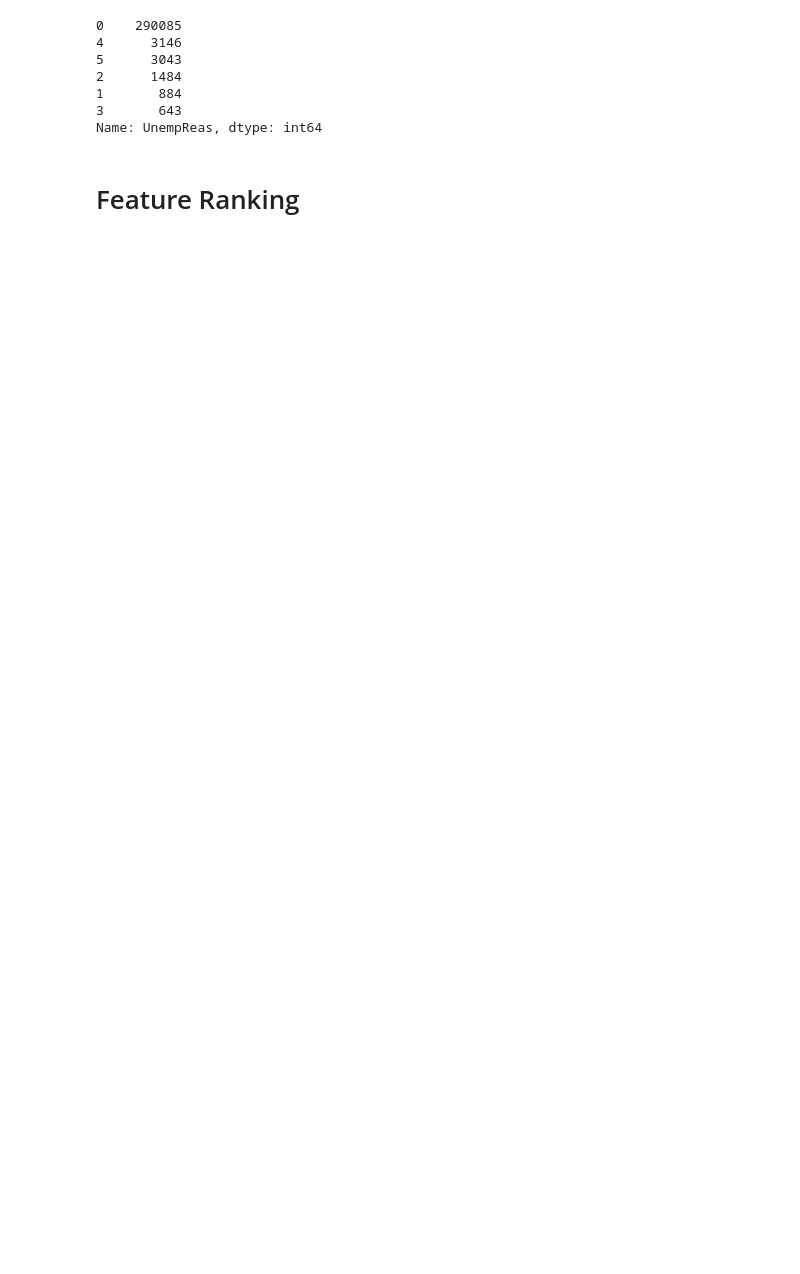
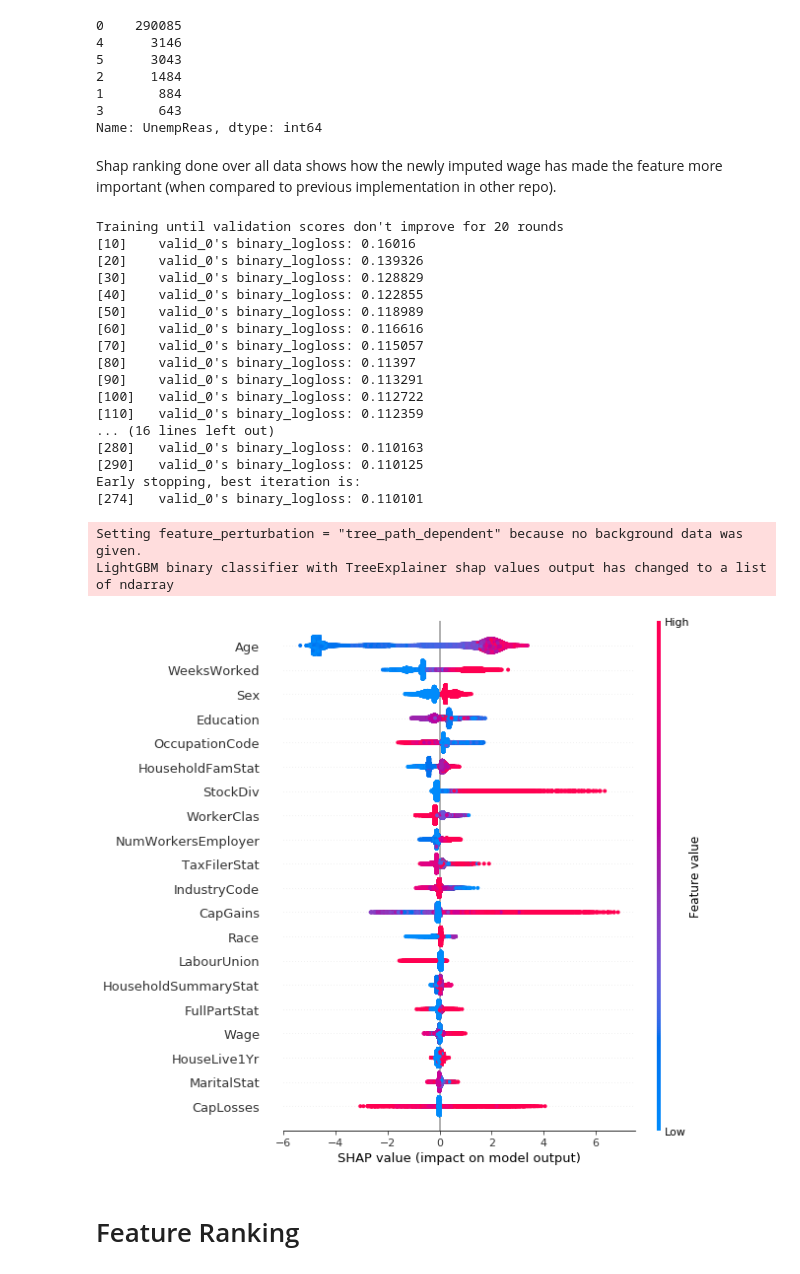
Before and after one commit to shaunmalti/Dataiku_Problem_2, a Jupyter notebook: Notebook.ipynb, the cells around one changed output. Saved outputs shown, nothing was run; the diff lists cells and outputs as text; code cells hidden in the pictures; blank space fills up the shorter version.

```diff
--- a/Notebook.ipynb
+++ b/Notebook.ipynb
@@ -773,10 +807,33 @@ df['UnempReas'].value_counts()
 1       884
 3       643
 Name: UnempReas, dtype: int64
+# %% [markdown]
+Shap ranking done over all data shows how the newly imputed wage has made the feature more important (when compared to previous implementation in other repo).
 # %%
 df_new_y = df['Target']
 df_new = df.drop(['Target', 'InstanceWeight'], axis=1)
-# shapRanking(df_new, df_new_y)
+shapRanking(df_new, df_new_y)
+# %% [output]
+Training until validation scores don't improve for 20 rounds
+[10]    valid_0's binary_logloss: 0.16016
+[20]    valid_0's binary_logloss: 0.139326
+[30]    valid_0's binary_logloss: 0.128829
+[40]    valid_0's binary_logloss: 0.122855
+[50]    valid_0's binary_logloss: 0.118989
+[60]    valid_0's binary_logloss: 0.116616
+[70]    valid_0's binary_logloss: 0.115057
+[80]    valid_0's binary_logloss: 0.11397
+[90]    valid_0's binary_logloss: 0.113291
+[100]   valid_0's binary_logloss: 0.112722
+[110]   valid_0's binary_logloss: 0.112359
+... (16 lines left out)
+[280]   valid_0's binary_logloss: 0.110163
+[290]   valid_0's binary_logloss: 0.110125
+Early stopping, best iteration is:
+[274]   valid_0's binary_logloss: 0.110101
+Setting feature_perturbation = "tree_path_dependent" because no background data was given.
+LightGBM binary classifier with TreeExplainer shap values output has changed to a list of ndarray
+[figure, added]
 # %% [markdown]
 # Feature Ranking
 # %%
```
Also changed, not shown: parts of 64 cells of this notebook.
